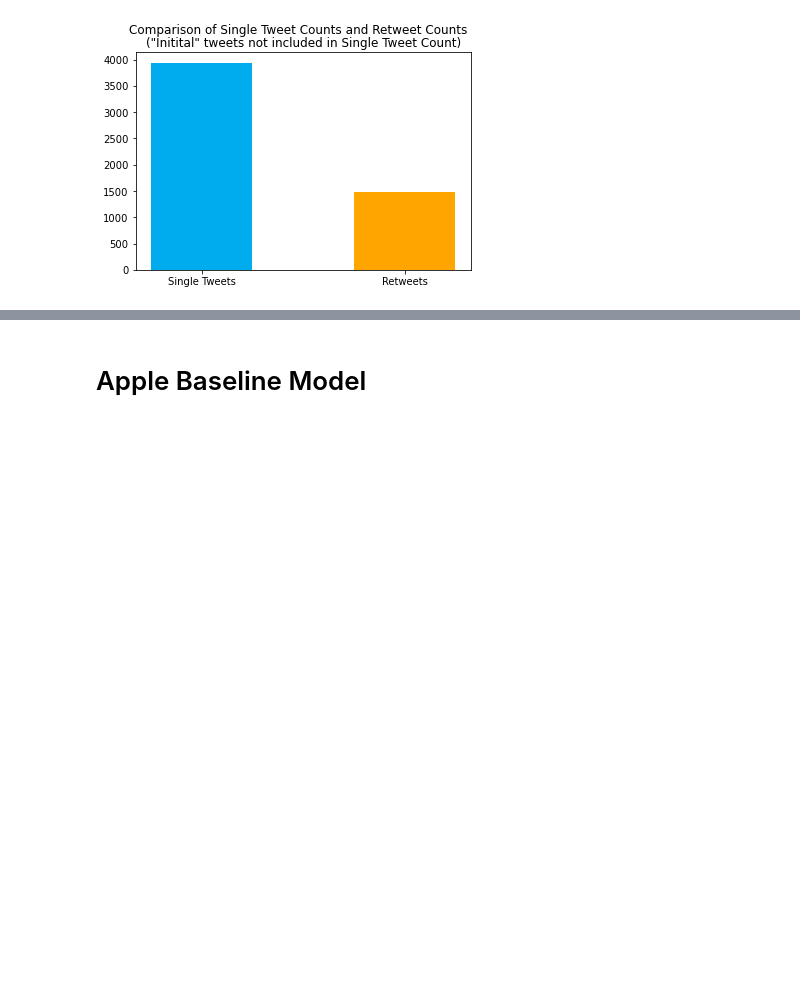
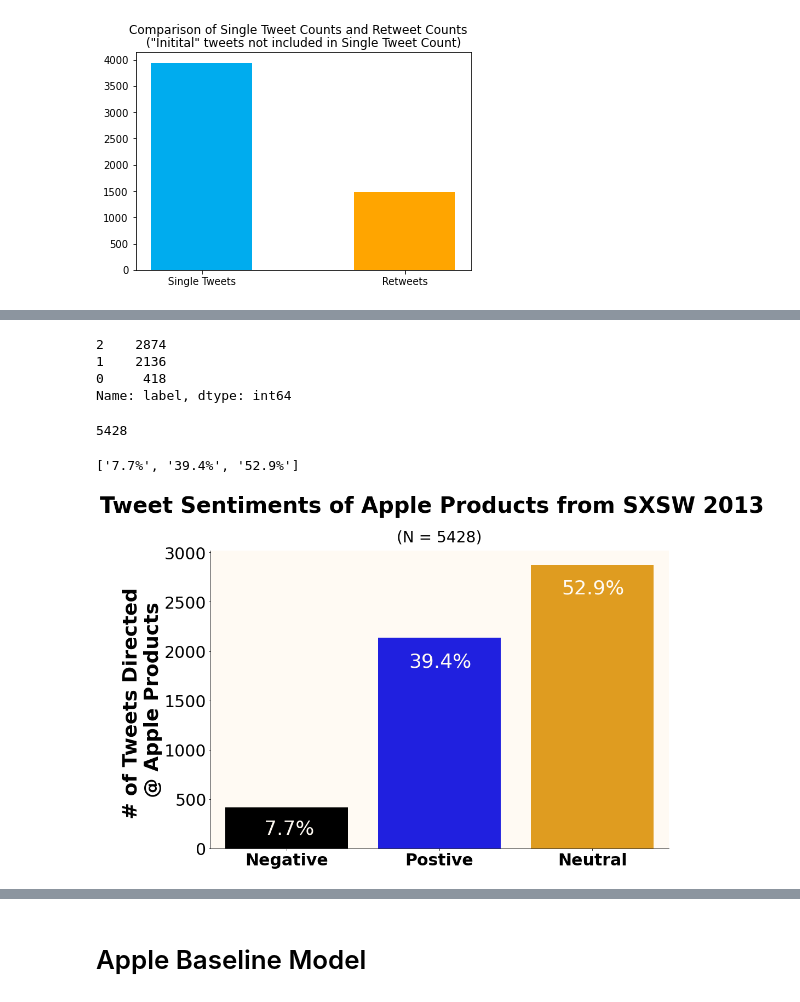
Before and after one commit to kelsklane/Apple_Tweet_Sentiment_NLP, a Jupyter notebook: jupyters/kelsey_notebook.ipynb, the cells around one changed output, grey strips where cells are left out. Cells and saved outputs as stored; diff of their text form; code cells hidden in the pictures; blank space fills up the shorter version.

```diff
--- a/jupyters/kelsey_notebook.ipynb
+++ b/jupyters/kelsey_notebook.ipynb
@@ -1115,0 +1124,9 @@ plt.title('("Initital" tweets not included in Single Tweet Count)');
+# %%
+no_ats = []
+for t in text_after:
+    words = t.split()
+    no_at = words[1:]
+    tweet = ' '.join(no_at)
+    no_ats.append(tweet)
+to_delete = tweets[tweets['tweet_text'].isin(no_ats)]
+to_delete
@@ -1115,0 +1147,49 @@ plt.title('("Initital" tweets not included in Single Tweet Count)');
+# %%
+tweets['label'].value_counts()
+# %% [output]
+2    2874
+1    2136
+0     418
+Name: label, dtype: int64
+# %%
+negs = 0
+pos = 0
+neut = 0
+for tweet in tweets['label']:
+    if tweet == 0:
+        negs += 1
+    elif tweet == 1:
+        pos += 1
+    else:
+        neut += 1
+sentiments = [negs,pos,neut]
+total = sum(sentiments)
+total
+# %% [output]
+5428
+# %%
+categories = ["Negative","Postive","Neutral"]
+ratios = [round(i/total*100, 1) for i in sentiments]
+
+percents = [(str(i) + '%') for i in ratios]
+percents
+# %% [output]
+['7.7%', '39.4%', '52.9%']
+# %%
+fix, ax=plt.subplots(figsize=(15,10))
+plt.suptitle('Tweet Sentiments of Apple Products from SXSW 2013', fontsize=40,\
+             fontweight='bold', y=1.02)
+plt.title('(N = 5428)', fontsize=28, y=1.02)
+sns.barplot(x=categories, y=sentiments, palette=['black','blue','orange'])
+ax.spines["right"].set_visible(False)
+ax.spines['top'].set_visible(False)
+ax.set_facecolor('#fffaf3')
+plt.xticks(fontsize=30, fontweight='bold')
+plt.ylabel('# of Tweets Directed \n@ Apple Products', fontsize=36, fontweight='bold', x=0.8)
+plt.annotate(percents[0], xy=(-0.148,145), fontsize=36, color='#fffaf3')
+plt.annotate(percents[1], xy=(0.8,1840), fontsize=36, color='#fffaf3')
+plt.annotate(percents[2], xy=(1.8,2580), fontsize=36, color='#fffaf3')
+plt.yticks(fontsize=30);
+plt.savefig('../images/Tweet_Sentiments_Breakdown.png', dpi=300, bbox_inches='tight');
+# %% [output]
+[figure, added]
```
Also changed, not shown: parts of 15 cells of this notebook, 14 other files.
